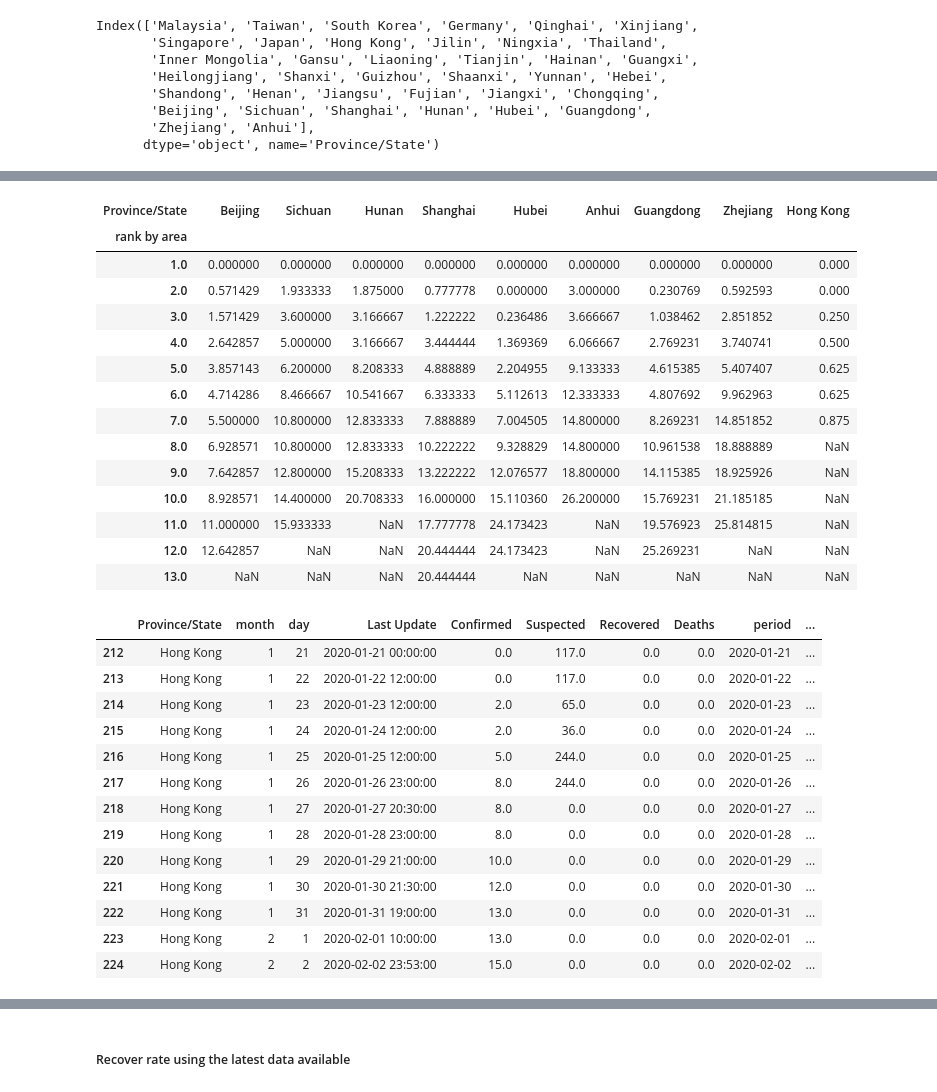
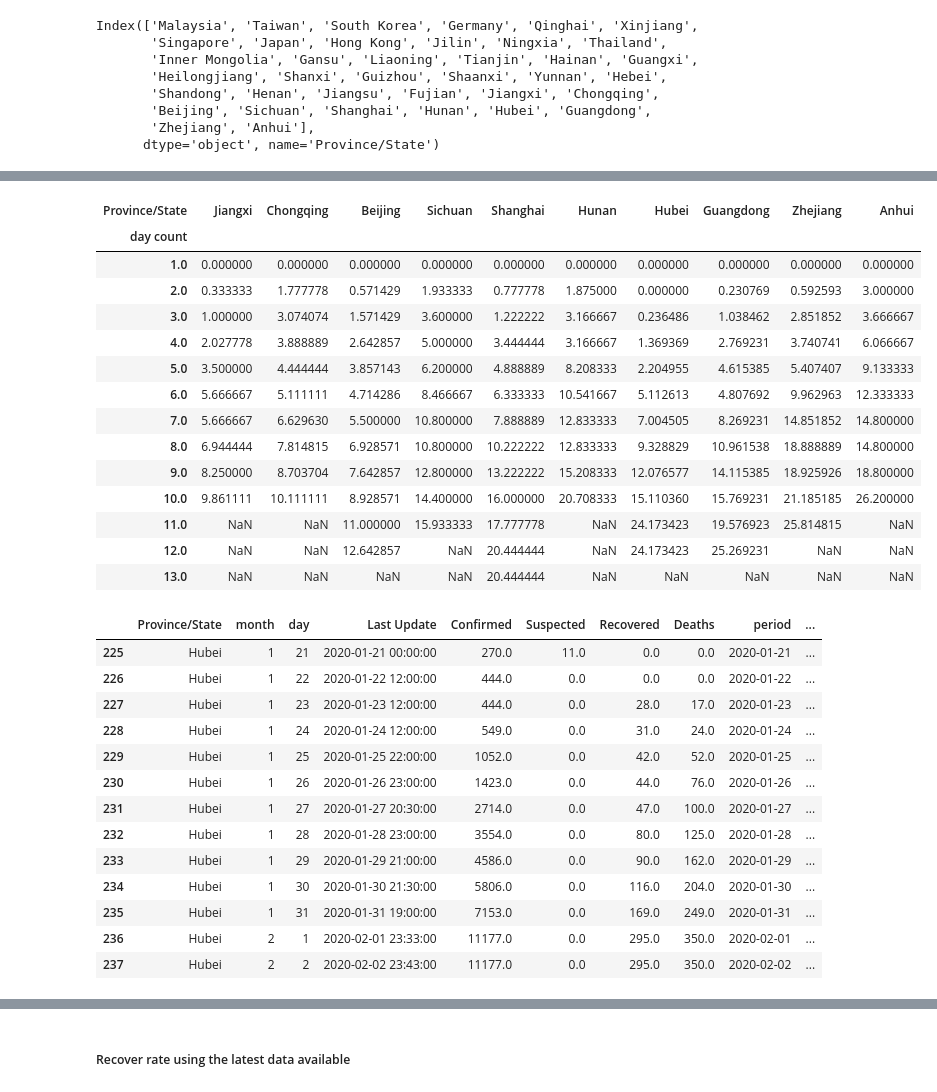
Before and after one commit to deeplaunch/Experiments, a Jupyter notebook: nCoV/Novel Coronavirus Spread.ipynb, the cells around one changed output, grey strips where cells are left out. Saved outputs shown, nothing was run; the diff lists cells and outputs as text; code cells hidden in the pictures.

```diff
--- a/nCoV/Novel Coronavirus Spread.ipynb
+++ b/nCoV/Novel Coronavirus Spread.ipynb
@@ -202,5 +168,5 @@ heavy_affect_df.describe()
 # %%
-heavy_affect_df['rank by area'] = heavy_affect_df.groupby('Province/State')['period'].rank()
+heavy_affect_df['day count'] = heavy_affect_df.groupby('Province/State')['period'].rank()
 # %% [output]
 A value is trying to be set on a copy of a slice from a DataFrame.
 Try using .loc[row_indexer,col_indexer] = value instead
@@ -283,9 +248,8 @@ heavy_affect_df
 295 rows × 14 columns
 # %%
 heavy_affect_df['cumulative growth'] = heavy_affect_df['Confirmed']/ heavy_affect_df['base'] - 1
-cmlt_growth_df = heavy_affect_df.pivot_table(columns ='Province/State', index= 'rank by area', values='cumulative growth')
-cmlt_growth_df.plot.line(figsize =(15, 15),
+cmlt_growth_df = heavy_affect_df.pivot_table(columns ='Province/State', index= 'day count', values='cumulative growth')
+cmlt_growth_df.plot.line(figsize =(18, 12),
                                          title ='Cumulative Growth since first time when confirmed case is above 8')
-                                         #ylim =(0, 2)#)
 # %% [output]
 <matplotlib.axes._subplots.AxesSubplot at 0x...>
@@ -309,39 +273,41 @@ cmlt_growth_df.max().sort_values().plot.bar(figsize =(15,10))
 # %%
 # the following provinces/states have the highest cumulative growth
-cmlt_growth_df[['Beijing', 'Sichuan','Hunan', 'Shanghai', 'Hubei', 'Anhui', 'Guangdong', 'Zhejiang','Hong Kong']]
+cmlt_growth_df[['Jiangxi', 'Chongqing',
+       'Beijing', 'Sichuan', 'Shanghai', 'Hunan', 'Hubei', 'Guangdong',
+       'Zhejiang', 'Anhui']]
 # %% [output]
-| Province/State | Beijing | Sichuan | Hunan | Shanghai | Hubei | Anhui | Guangdong | Zhejiang | Hong Kong |
-| rank by area |  |  |  |  |  |  |  |  |  |
-| 1.0 | 0.000000 | 0.000000 | 0.000000 | 0.000000 | 0.000000 | 0.000000 | 0.000000 | 0.000000 | 0.000 |
-| 2.0 | 0.571429 | 1.933333 | 1.875000 | 0.777778 | 0.000000 | 3.000000 | 0.230769 | 0.592593 | 0.000 |
-| 3.0 | 1.571429 | 3.600000 | 3.166667 | 1.222222 | 0.236486 | 3.666667 | 1.038462 | 2.851852 | 0.250 |
-| 4.0 | 2.642857 | 5.000000 | 3.166667 | 3.444444 | 1.369369 | 6.066667 | 2.769231 | 3.740741 | 0.500 |
-| 5.0 | 3.857143 | 6.200000 | 8.208333 | 4.888889 | 2.204955 | 9.133333 | 4.615385 | 5.407407 | 0.625 |
-| 6.0 | 4.714286 | 8.466667 | 10.541667 | 6.333333 | 5.112613 | 12.333333 | 4.807692 | 9.962963 | 0.625 |
-| 7.0 | 5.500000 | 10.800000 | 12.833333 | 7.888889 | 7.004505 | 14.800000 | 8.269231 | 14.851852 | 0.875 |
-| 8.0 | 6.928571 | 10.800000 | 12.833333 | 10.222222 | 9.328829 | 14.800000 | 10.961538 | 18.888889 | NaN |
-| 9.0 | 7.642857 | 12.800000 | 15.208333 | 13.222222 | 12.076577 | 18.800000 | 14.115385 | 18.925926 | NaN |
-| 10.0 | 8.928571 | 14.400000 | 20.708333 | 16.000000 | 15.110360 | 26.200000 | 15.769231 | 21.185185 | NaN |
-| 11.0 | 11.000000 | 15.933333 | NaN | 17.777778 | 24.173423 | NaN | 19.576923 | 25.814815 | NaN |
-| 12.0 | 12.642857 | NaN | NaN | 20.444444 | 24.173423 | NaN | 25.269231 | NaN | NaN |
-| 13.0 | NaN | NaN | NaN | 20.444444 | NaN | NaN | NaN | NaN | NaN |
+| Province/State | Jiangxi | Chongqing | Beijing | Sichuan | Shanghai | Hunan | Hubei | Guangdong | Zhejiang | Anhui |
+| day count |  |  |  |  |  |  |  |  |  |  |
+| 1.0 | 0.000000 | 0.000000 | 0.000000 | 0.000000 | 0.000000 | 0.000000 | 0.000000 | 0.000000 | 0.000000 | 0.000000 |
+| 2.0 | 0.333333 | 1.777778 | 0.571429 | 1.933333 | 0.777778 | 1.875000 | 0.000000 | 0.230769 | 0.592593 | 3.000000 |
+| 3.0 | 1.000000 | 3.074074 | 1.571429 | 3.600000 | 1.222222 | 3.166667 | 0.236486 | 1.038462 | 2.851852 | 3.666667 |
+| 4.0 | 2.027778 | 3.888889 | 2.642857 | 5.000000 | 3.444444 | 3.166667 | 1.369369 | 2.769231 | 3.740741 | 6.066667 |
+| 5.0 | 3.500000 | 4.444444 | 3.857143 | 6.200000 | 4.888889 | 8.208333 | 2.204955 | 4.615385 | 5.407407 | 9.133333 |
+| 6.0 | 5.666667 | 5.111111 | 4.714286 | 8.466667 | 6.333333 | 10.541667 | 5.112613 | 4.807692 | 9.962963 | 12.333333 |
+| 7.0 | 5.666667 | 6.629630 | 5.500000 | 10.800000 | 7.888889 | 12.833333 | 7.004505 | 8.269231 | 14.851852 | 14.800000 |
+| 8.0 | 6.944444 | 7.814815 | 6.928571 | 10.800000 | 10.222222 | 12.833333 | 9.328829 | 10.961538 | 18.888889 | 14.800000 |
+| 9.0 | 8.250000 | 8.703704 | 7.642857 | 12.800000 | 13.222222 | 15.208333 | 12.076577 | 14.115385 | 18.925926 | 18.800000 |
+| 10.0 | 9.861111 | 10.111111 | 8.928571 | 14.400000 | 16.000000 | 20.708333 | 15.110360 | 15.769231 | 21.185185 | 26.200000 |
+| 11.0 | NaN | NaN | 11.000000 | 15.933333 | 17.777778 | NaN | 24.173423 | 19.576923 | 25.814815 | NaN |
+| 12.0 | NaN | NaN | 12.642857 | NaN | 20.444444 | NaN | 24.173423 | 25.269231 | NaN | NaN |
+| 13.0 | NaN | NaN | NaN | NaN | 20.444444 | NaN | NaN | NaN | NaN | NaN |
 # %%
-clean_df[clean_df['Province/State'] =='Hong Kong']
+clean_df[clean_df['Province/State'] =='Hubei']
 # %% [output]
 |  | Province/State | month | day | Last Update | Confirmed | Suspected | Recovered | Deaths | period | ... |
-| 212 | Hong Kong | 1 | 21 | 2020-01-21 00:00:00 | 0.0 | 117.0 | 0.0 | 0.0 | 2020-01-21 | ... |
-| 213 | Hong Kong | 1 | 22 | 2020-01-22 12:00:00 | 0.0 | 117.0 | 0.0 | 0.0 | 2020-01-22 | ... |
-| 214 | Hong Kong | 1 | 23 | 2020-01-23 12:00:00 | 2.0 | 65.0 | 0.0 | 0.0 | 2020-01-23 | ... |
-| 215 | Hong Kong | 1 | 24 | 2020-01-24 12:00:00 | 2.0 | 36.0 | 0.0 | 0.0 | 2020-01-24 | ... |
-| 216 | Hong Kong | 1 | 25 | 2020-01-25 12:00:00 | 5.0 | 244.0 | 0.0 | 0.0 | 2020-01-25 | ... |
-| 217 | Hong Kong | 1 | 26 | 2020-01-26 23:00:00 | 8.0 | 244.0 | 0.0 | 0.0 | 2020-01-26 | ... |
-| 218 | Hong Kong | 1 | 27 | 2020-01-27 20:30:00 | 8.0 | 0.0 | 0.0 | 0.0 | 2020-01-27 | ... |
-| 219 | Hong Kong | 1 | 28 | 2020-01-28 23:00:00 | 8.0 | 0.0 | 0.0 | 0.0 | 2020-01-28 | ... |
-| 220 | Hong Kong | 1 | 29 | 2020-01-29 21:00:00 | 10.0 | 0.0 | 0.0 | 0.0 | 2020-01-29 | ... |
-| 221 | Hong Kong | 1 | 30 | 2020-01-30 21:30:00 | 12.0 | 0.0 | 0.0 | 0.0 | 2020-01-30 | ... |
-| 222 | Hong Kong | 1 | 31 | 2020-01-31 19:00:00 | 13.0 | 0.0 | 0.0 | 0.0 | 2020-01-31 | ... |
-| 223 | Hong Kong | 2 | 1 | 2020-02-01 10:00:00 | 13.0 | 0.0 | 0.0 | 0.0 | 2020-02-01 | ... |
-| 224 | Hong Kong | 2 | 2 | 2020-02-02 23:53:00 | 15.0 | 0.0 | 0.0 | 0.0 | 2020-02-02 | ... |
+| 225 | Hubei | 1 | 21 | 2020-01-21 00:00:00 | 270.0 | 11.0 | 0.0 | 0.0 | 2020-01-21 | ... |
+| 226 | Hubei | 1 | 22 | 2020-01-22 12:00:00 | 444.0 | 0.0 | 0.0 | 0.0 | 2020-01-22 | ... |
+| 227 | Hubei | 1 | 23 | 2020-01-23 12:00:00 | 444.0 | 0.0 | 28.0 | 17.0 | 2020-01-23 | ... |
+| 228 | Hubei | 1 | 24 | 2020-01-24 12:00:00 | 549.0 | 0.0 | 31.0 | 24.0 | 2020-01-24 | ... |
+| 229 | Hubei | 1 | 25 | 2020-01-25 22:00:00 | 1052.0 | 0.0 | 42.0 | 52.0 | 2020-01-25 | ... |
+| 230 | Hubei | 1 | 26 | 2020-01-26 23:00:00 | 1423.0 | 0.0 | 44.0 | 76.0 | 2020-01-26 | ... |
+| 231 | Hubei | 1 | 27 | 2020-01-27 20:30:00 | 2714.0 | 0.0 | 47.0 | 100.0 | 2020-01-27 | ... |
+| 232 | Hubei | 1 | 28 | 2020-01-28 23:00:00 | 3554.0 | 0.0 | 80.0 | 125.0 | 2020-01-28 | ... |
+| 233 | Hubei | 1 | 29 | 2020-01-29 21:00:00 | 4586.0 | 0.0 | 90.0 | 162.0 | 2020-01-29 | ... |
+| 234 | Hubei | 1 | 30 | 2020-01-30 21:30:00 | 5806.0 | 0.0 | 116.0 | 204.0 | 2020-01-30 | ... |
+| 235 | Hubei | 1 | 31 | 2020-01-31 19:00:00 | 7153.0 | 0.0 | 169.0 | 249.0 | 2020-01-31 | ... |
+| 236 | Hubei | 2 | 1 | 2020-02-01 23:33:00 | 11177.0 | 0.0 | 295.0 | 350.0 | 2020-02-01 | ... |
+| 237 | Hubei | 2 | 2 | 2020-02-02 23:43:00 | 11177.0 | 0.0 | 295.0 | 350.0 | 2020-02-02 | ... |
 # %%
 # deceleration? (caveat: ommited variable)
 cmlt_growth_df.mean(axis=1).plot()
```
Also changed, not shown: parts of 31 cells of this notebook.
